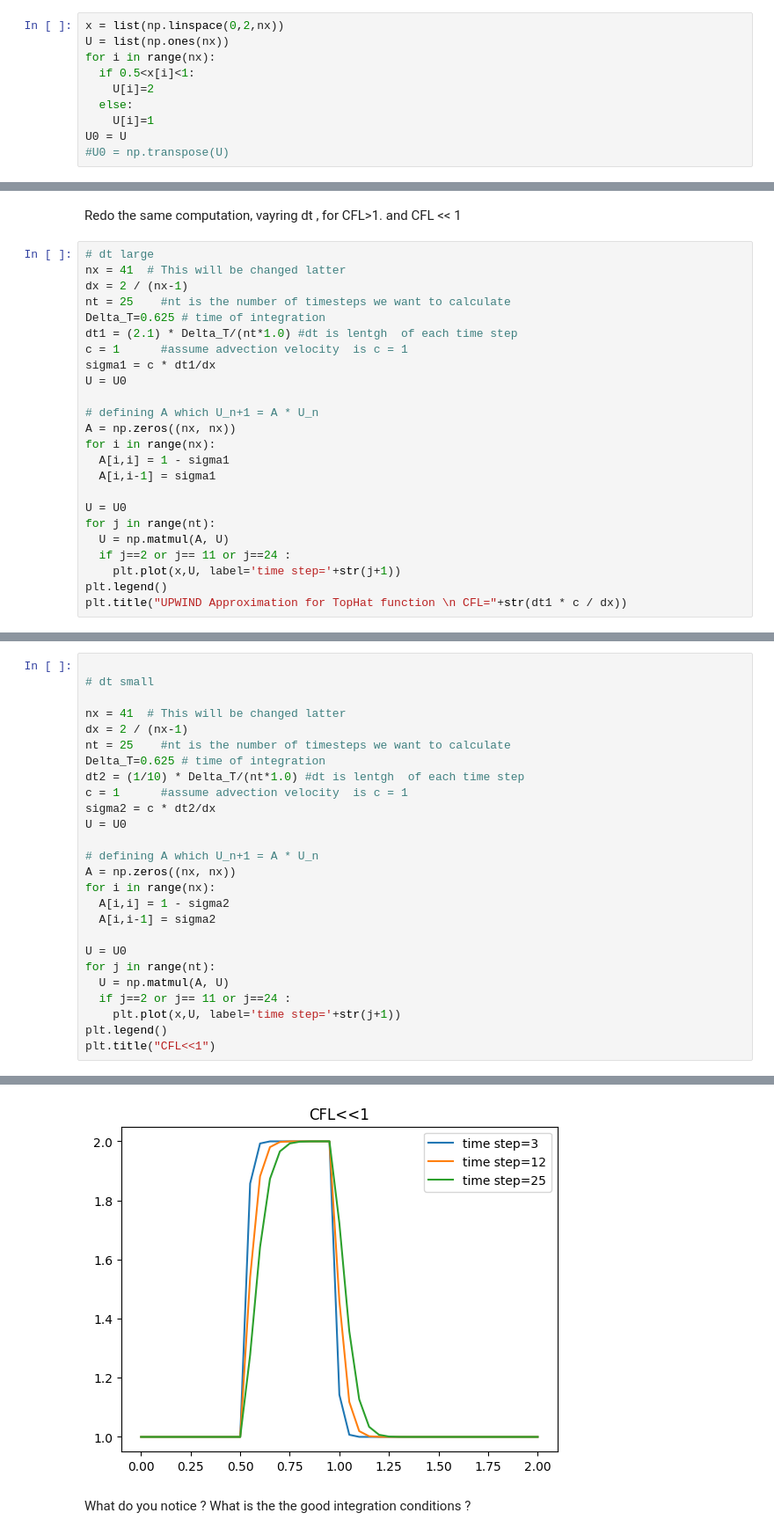
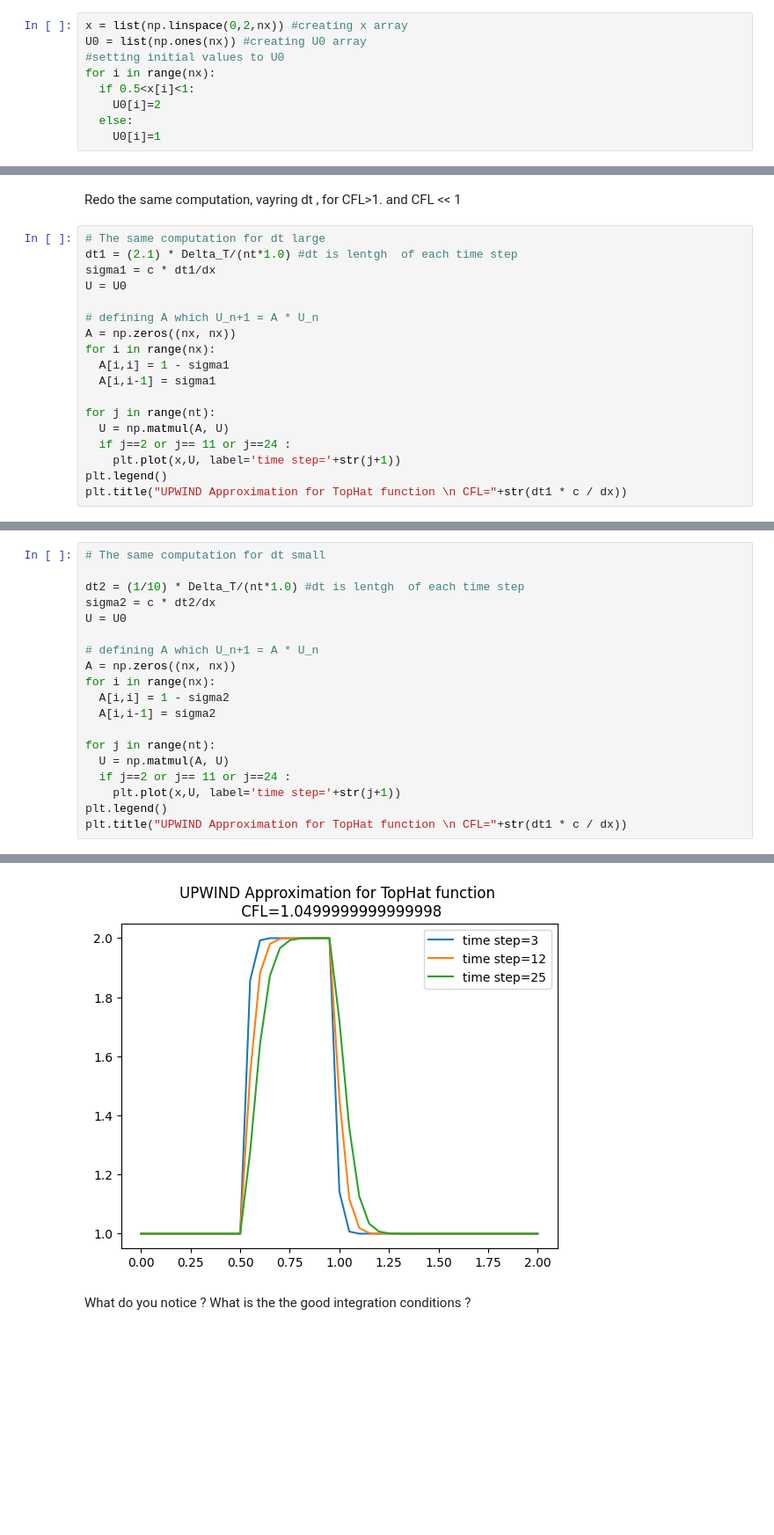
Before and after one commit to mopahlevani/Numerical-Methods, a Jupyter notebook: PDE_Training.ipynb, the cells around one changed output, grey strips where cells are left out. Shown: that part at 88% size. Drawn from its saved outputs; the diff is of its cells as text; blank space fills up the shorter version.

```diff
--- a/PDE_Training.ipynb
+++ b/PDE_Training.ipynb
@@ -52,12 +52,11 @@ We also need to set up our initial conditions. The initial concentration $u_0$
  is given as  u=2 in the interval 0.5≤x≤1 and u=1
  everywhere else in (0,2)  (i.e., a hat function). Build U
 # %%
-x = list(np.linspace(0,2,nx))
-U = list(np.ones(nx))
+x = list(np.linspace(0,2,nx)) #creating x array
+U0 = list(np.ones(nx)) #creating U0 array
+#setting initial values to U0
 for i in range(nx):
   if 0.5<x[i]<1:
-    U[i]=2
+    U0[i]=2
   else:
-    U[i]=1
-U0 = U
-#U0 = np.transpose(U)
+    U0[i]=1
@@ -145,13 +150,8 @@ CFL = 0.5
 # %% [markdown]
 Redo the same computation, vayring dt , for CFL>1. and CFL << 1
 # %%
-# dt large
-nx = 41  # This will be changed latter
-dx = 2 / (nx-1)
-nt = 25    #nt is the number of timesteps we want to calculate
-Delta_T=0.625 # time of integration
+# The same computation for dt large
 dt1 = (2.1) * Delta_T/(nt*1.0) #dt is lentgh  of each time step
-c = 1      #assume advection velocity  is c = 1
 sigma1 = c * dt1/dx
 U = U0
 
@@ -161,7 +161,6 @@ for i in range(nx):
   A[i,i] = 1 - sigma1
   A[i,i-1] = sigma1
 
-U = U0
 for j in range(nt):
   U = np.matmul(A, U)
   if j==2 or j== 11 or j==24 :
@@ -172,15 +171,9 @@ plt.title("UPWIND Approximation for TopHat function \n CFL="+str(dt1 * c / dx))
 Text(0.5, 1.0, 'UPWIND Approximation for TopHat function \n CFL=1.0499999999999998')
 [figure]
 # %%
+# The same computation for dt small
 
-# dt small
-
-nx = 41  # This will be changed latter
-dx = 2 / (nx-1)
-nt = 25    #nt is the number of timesteps we want to calculate
-Delta_T=0.625 # time of integration
 dt2 = (1/10) * Delta_T/(nt*1.0) #dt is lentgh  of each time step
-c = 1      #assume advection velocity  is c = 1
 sigma2 = c * dt2/dx
 U = U0
 
@@ -190,11 +183,10 @@ for i in range(nx):
   A[i,i] = 1 - sigma2
   A[i,i-1] = sigma2
 
-U = U0
 for j in range(nt):
   U = np.matmul(A, U)
   if j==2 or j== 11 or j==24 :
     plt.plot(x,U, label='time step='+str(j+1))
 plt.legend()
-plt.title("CFL<<1")
+plt.title("UPWIND Approximation for TopHat function \n CFL="+str(dt1 * c / dx))
 # %% [output]
@@ -202,4 +194,4 @@ Text(0.5, 1.0, 'CFL<<1')
-[figure, old version]
+[figure, new version]
 # %% [markdown]
 What do you notice ? What is the the good integration conditions ?
 # %% [markdown]
```
Also changed, not shown: parts of 14 cells of this notebook.
